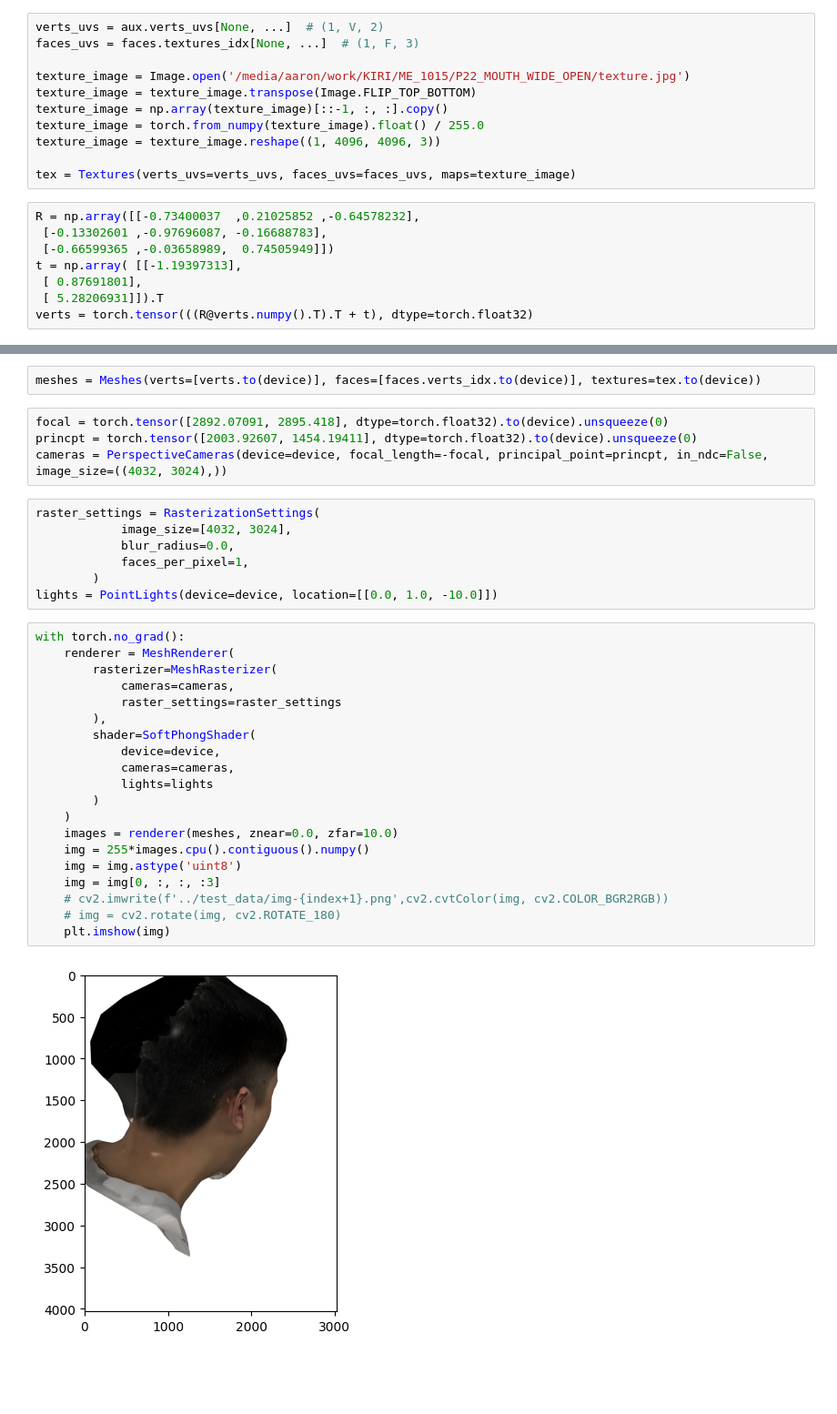
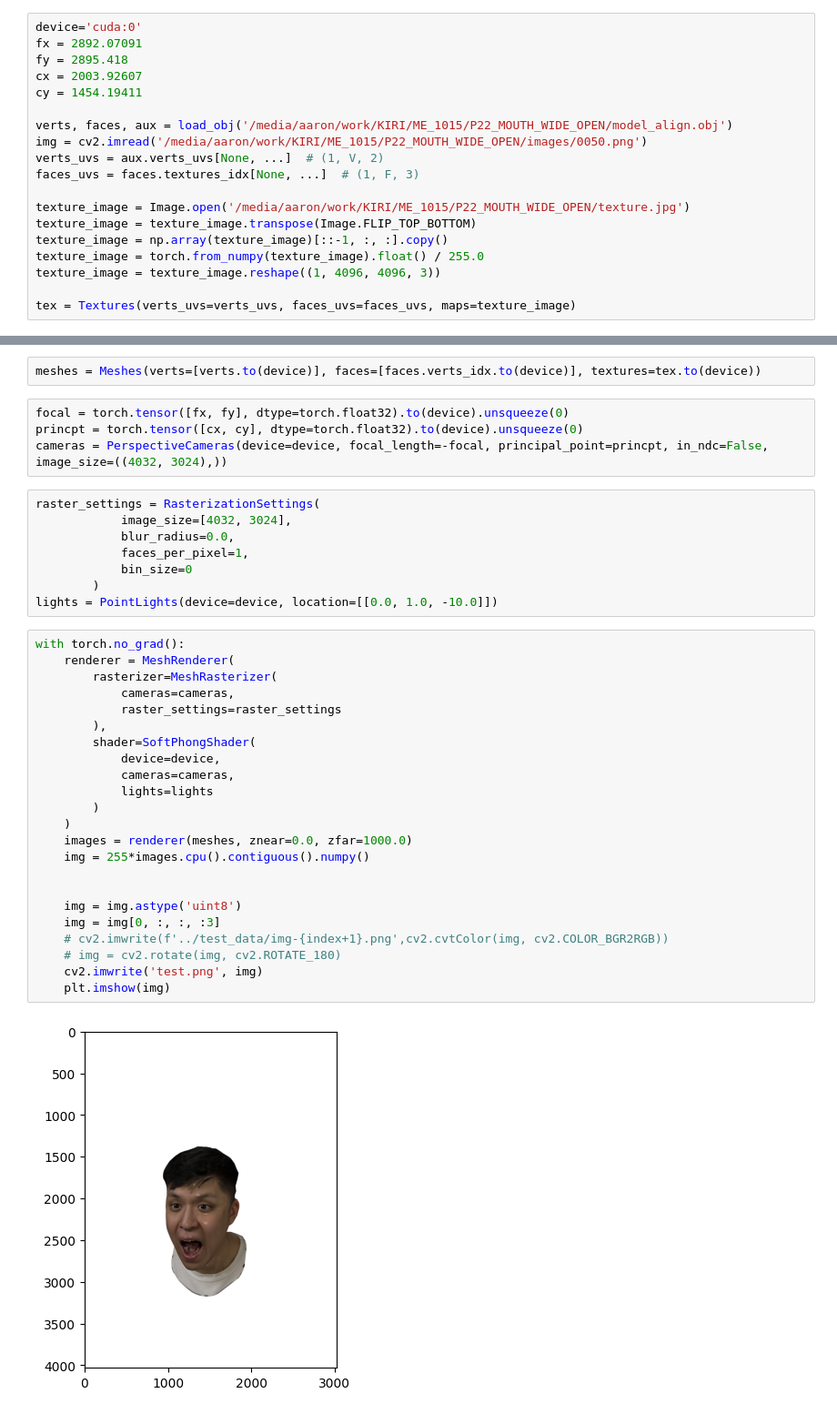
Before and after one commit to andy1213aa/tracked_mesh, a Jupyter notebook: torch3d_rendering.ipynb, the cells around one changed output, grey strips where cells are left out. Shown at 91% size. Cells and saved outputs as stored; diff of their text form; blank space fills up the shorter version.

```diff
--- a/torch3d_rendering.ipynb
+++ b/torch3d_rendering.ipynb
@@ -27,4 +23,12 @@ verts, faces, aux = load_obj('/media/aaron/work/KIRI/ME_1015/P22_MOUTH_WIDE_OPEN
 # %%
+device='cuda:0'
+fx = 2892.07091
+fy = 2895.418
+cx = 2003.92607
+cy = 1454.19411
+
+verts, faces, aux = load_obj('/media/aaron/work/KIRI/ME_1015/P22_MOUTH_WIDE_OPEN/model_align.obj')
+img = cv2.imread('/media/aaron/work/KIRI/ME_1015/P22_MOUTH_WIDE_OPEN/images/0050.png')
 verts_uvs = aux.verts_uvs[None, ...]  # (1, V, 2)
 faces_uvs = faces.textures_idx[None, ...]  # (1, F, 3)
 
@@ -35,11 +39,3 @@ texture_image = torch.from_numpy(texture_image).float() / 255.0
 texture_image = texture_image.reshape((1, 4096, 4096, 3))
 
 tex = Textures(verts_uvs=verts_uvs, faces_uvs=faces_uvs, maps=texture_image)
-# %%
-R = np.array([[-0.73400037  ,0.21025852 ,-0.64578232],
- [-0.13302601 ,-0.97696087, -0.16688783],
- [-0.66599365 ,-0.03658989,  0.74505949]])
-t = np.array( [[-1.19397313],
- [ 0.87691801],
- [ 5.28206931]]).T
-verts = torch.tensor(((R@verts.numpy().T).T + t), dtype=torch.float32)
@@ -46,35 +171,39 @@ verts = torch.tensor(((R@verts.numpy().T).T + t), dtype=torch.float32)
 # %%
 meshes = Meshes(verts=[verts.to(device)], faces=[faces.verts_idx.to(device)], textures=tex.to(device))
 # %%
-focal = torch.tensor([2892.07091, 2895.418], dtype=torch.float32).to(device).unsqueeze(0)
-princpt = torch.tensor([2003.92607, 1454.19411], dtype=torch.float32).to(device).unsqueeze(0)
+focal = torch.tensor([fx, fy], dtype=torch.float32).to(device).unsqueeze(0)
+princpt = torch.tensor([cx, cy], dtype=torch.float32).to(device).unsqueeze(0)
 cameras = PerspectiveCameras(device=device, focal_length=-focal, principal_point=princpt, in_ndc=False, image_size=((4032, 3024),))
 # %%
 raster_settings = RasterizationSettings(
             image_size=[4032, 3024],
             blur_radius=0.0,
             faces_per_pixel=1,
+            bin_size=0
         )
 lights = PointLights(device=device, location=[[0.0, 1.0, -10.0]])
 # %%
 with torch.no_grad():
     renderer = MeshRenderer(
         rasterizer=MeshRasterizer(
             cameras=cameras,
             raster_settings=raster_settings
         ),
         shader=SoftPhongShader(
             device=device,
             cameras=cameras,
             lights=lights
         )
     )
-    images = renderer(meshes, znear=0.0, zfar=10.0)
+    images = renderer(meshes, znear=0.0, zfar=1000.0)
     img = 255*images.cpu().contiguous().numpy()
+
+
     img = img.astype('uint8')
     img = img[0, :, :, :3]
     # cv2.imwrite(f'../test_data/img-{index+1}.png',cv2.cvtColor(img, cv2.COLOR_BGR2RGB))
     # img = cv2.rotate(img, cv2.ROTATE_180)
+    cv2.imwrite('test.png', img)
     plt.imshow(img)
 # %% [output]
-[figure, old version]
+[figure, new version]
```
Also changed, not shown: parts of 5 cells of this notebook, 9 other files.
